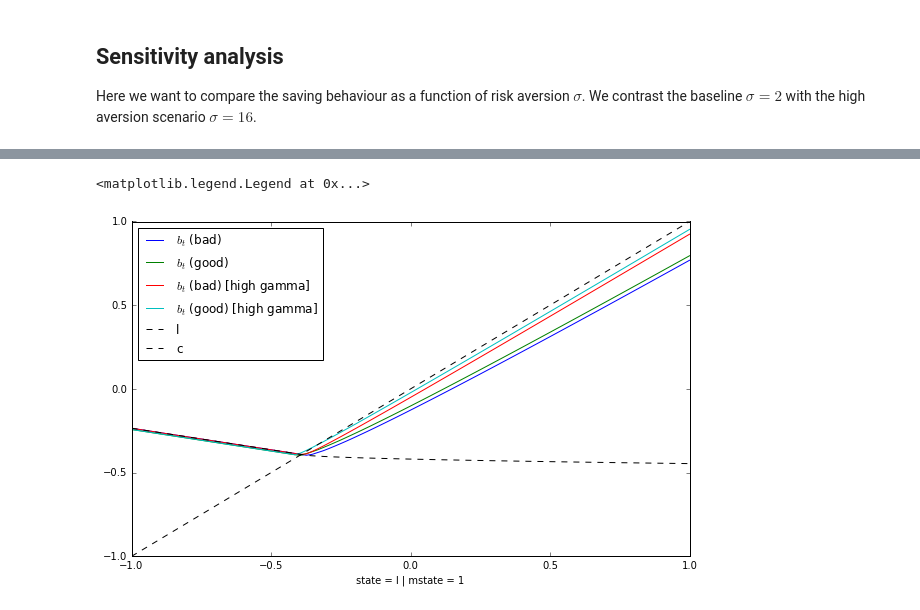
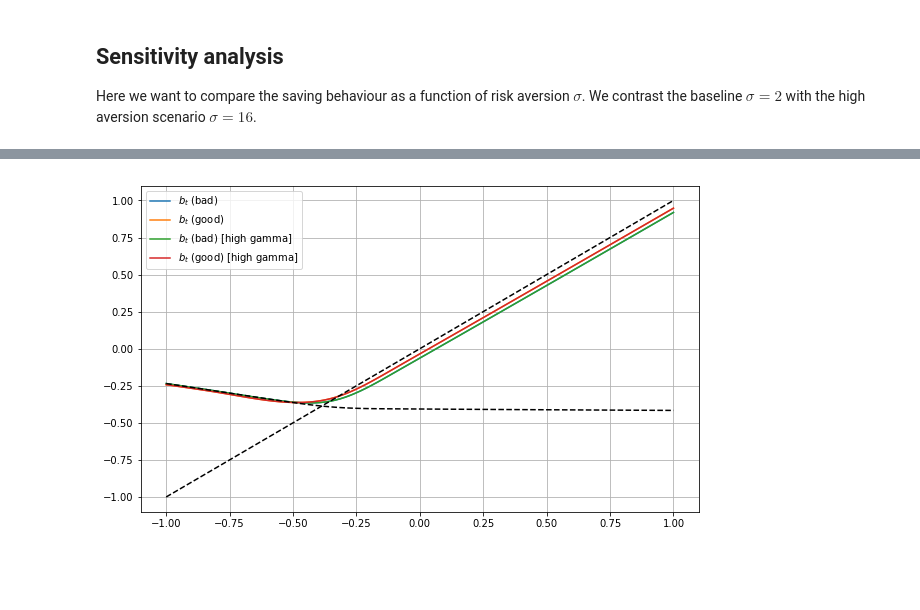
Before and after one commit to EconForge/dolo.py, a Jupyter notebook: examples/notebooks/sudden_stop.ipynb, the cells around one changed output, grey strips where cells are left out. Saved outputs shown, nothing was run; the diff lists cells and outputs as text; code cells hidden in the pictures; blank space fills up the shorter version.

```diff
--- a/examples/notebooks/sudden_stop.ipynb
+++ b/examples/notebooks/sudden_stop.ipynb
@@ -54,5 +57,5 @@ model
 | definitions | $c_{t} = 1 + y_{t} + l_{t} \; R -... |  |
 # %%
 # to avoid numerical glitches we choose a relatively high number of grid points
-mdr = time_iteration(model, verbose=True, grid={'orders':[1000]})
+mdr = time_iteration(model, verbose=True)
 # %% [output]
@@ -111,7 +179,7 @@ We contrast the baseline $\sigma=2$ with the high aversion scenario $\sigma=16$.
 # %%
 # we solve the model with sigma=16
 model.set_calibration(sigma=16.0)
-mdr_high_gamma = time_iteration(model, verbose=True, grid={'orders':[1000]})
+mdr_high_gamma = time_iteration(model, verbose=True)
 # %% [output]
 Solving WITH complementarities.
 ------------------------------------------------
@@ -139,12 +221,17 @@ Elapsed: 15.010632991790771 seconds.
+# %%
+tab0 = tabulate(model, mdr, 'l', i0=0)
+tab1 = tabulate(model, mdr, 'l', i0=1)
+tab0_hg = tabulate(model, mdr_high_gamma, 'l', i0=0)
+tab1_hg = tabulate(model, mdr_high_gamma, 'l', i0=1)
 # %%
-# now we compare the decision rules with low and high risk aversion
-plot_decision_rule(model, mdr, 'l', 'b', i0=0, n_steps=n_steps, label='$b_t$ (bad)' )
-plot_decision_rule(model, mdr, 'l', 'b', i0=1, n_steps=n_steps, label='$b_t$ (good)' )
-plot_decision_rule(model, mdr_high_gamma, 'l', 'b', i0=0, n_steps=n_steps, label='$b_t$ (bad) [high gamma]' )
-plot_decision_rule(model, mdr_high_gamma, 'l', 'b', i0=1, n_steps=n_steps, label='$b_t$ (good) [high gamma]' )
-plot(df['l'], df['l'], linestyle='--', color='black')
-plot(df['l'], -0.2*df['c'], linestyle='--', color='black')
+plt.plot(tab0['l'], tab0['b'], label='$b_t$ (bad)' )
+plt.plot(tab0['l'], tab1['b'],  label='$b_t$ (good)' )
+
+plt.plot(tab0['l'], tab0_hg['b'], label='$b_t$ (bad) [high gamma]' )
+plt.plot(tab0['l'], tab1_hg['b'], label='$b_t$ (good) [high gamma]' )
+plot(tab0['l'], tab0['l'], linestyle='--', color='black', label='')
+plot(tab0['l'], -0.2*tab0['c'], linestyle='--', color='black', label='')
 legend(loc= 'upper left')
+plt.grid()
 # %% [output]
-<matplotlib.legend.Legend at 0x...>
-[figure, old version]
+[figure, new version]
```
Also changed, not shown: parts of 19 cells of this notebook, 5 other files.
